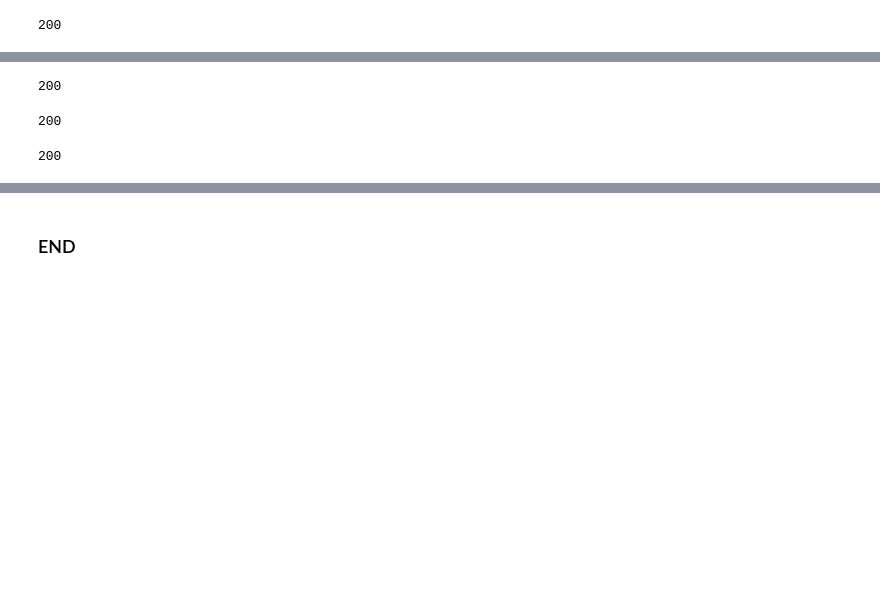
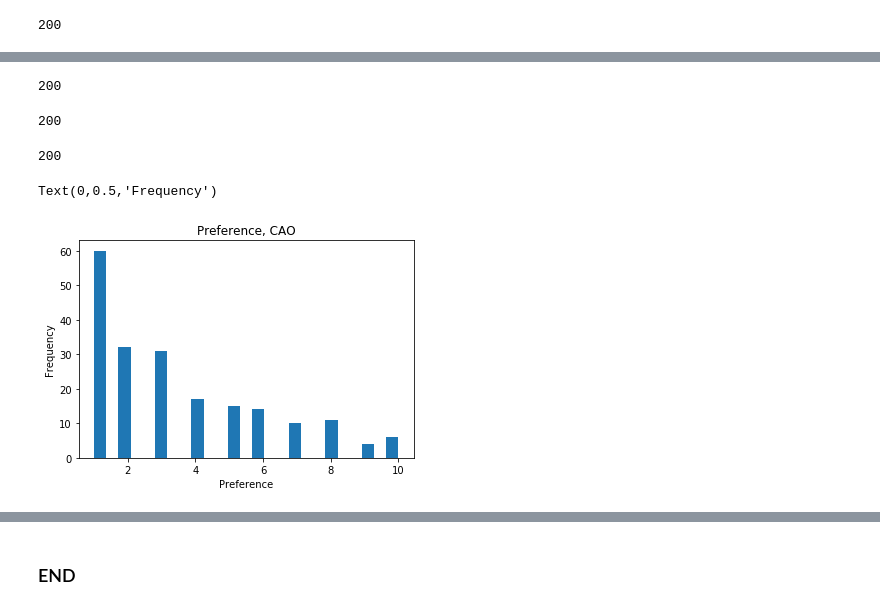
Before and after one commit to Hudsonsue/progproj, a Jupyter notebook: Project_Programming_Data_Analytics.ipynb, the cells around one changed output, grey strips where cells are left out. Drawn from its saved outputs; the diff is of its cells as text; code cells hidden in the pictures; blank space fills up the shorter version.

```diff
--- a/Project_Programming_Data_Analytics.ipynb
+++ b/Project_Programming_Data_Analytics.ipynb
@@ -66,32 +113,47 @@ len(M_F)
-# %%
-program_level = np.random.choice(['6', '7', '8', 'other'], 200, p=[0.06,0.31,0.61,0.02])
-len(program_level)
-discipline =  np.random.choice(['Engineering', 'ict', 'science', 'other'], 200, p=[0.22, 0.10, 0.12, 0.56])
-len(discipline)
-# %% [output]
-200
-# %%
-pref =[]
-for i in range (1,201):
-   # pref = (print(int(13**np.random.random())))
-    p = (int(10**np.random.random()))
-    pref.append(p)
-    ## assume preference follows benfords law
-#print (pref)
-#print(i)
-len(pref)
-# %% [output]
-200
-# %%
-cao = np.random.randint(32, 100, size=200)
-cao=cao*5
-##print(cao)
-len(cao)
-##CAO = pd.DataFrame(cao)
-# cao pts in stps of 5 in range 160-500
-##CAO
-# %% [output]
-200
+# %%
+# below I am creating the student/program level for each row
+
+program_level = np.random.choice(['6', '7', '8'], 200, p=[0.03,0.41,0.56])
+len(program_level)
+
+
+# programme level is based on total full time Enrollments for GMIT L6/7/8 as % of total enrollments.
+# I looked at discipline/gender breakdowns but decided to use total as I had no UG New Entrant figures
+# and could not assume that the total would mirror the UG NE cohort. I comsidered trying to work back from published
+# progression stats but as they contain FETAC and MATURE entrants I might be misrepresent the CAO points entrant cohort.
+# my main concern is that I might inadvertently dilute the cohort that I was demonstrating as being at risk
+# if I excluded them from the starting cohort by applying
+# %% [output]
+200
+# %%
+# below I am assigning a discipline to each row
+
+discipline =  np.random.choice(['Engineering', 'ict', 'science', 'other'], 200, p=[0.22, 0.10, 0.12, 0.56])
+len(discipline)
+## discipline is based on total discipline breakdown for GMIT Undergraduate new entrants.
+## note that other represents all other unnamed disciplines combined
+# %% [output]
+200
+# %%
+# below I will create a preference for each student row
+
+pref =[]
+for i in range (1,201):
+    p = (int(11**np.random.random()))
+    pref.append(p)
+    ## assume preference follows Benfords law
+len(pref)
+
+# histogram below to show that my distribution is as expected
+print(len(pref) )
+plt.hist(pref, 25)
+plt.title("Preference, CAO")
+plt.xlabel("Preference")
+plt.ylabel("Frequency")
+# %% [output]
+200
+Text(0,0.5,'Frequency')
+[figure, added]
 # %%
 # below creates an array of random dates based on published student age profile for New Entrants SEP 2016
 # Students born before 1st Jan 1993 would be classed as Mature, others as described as Not Mature by HEA
```
Also changed, not shown: parts of 23 cells of this notebook, 2 other files.
